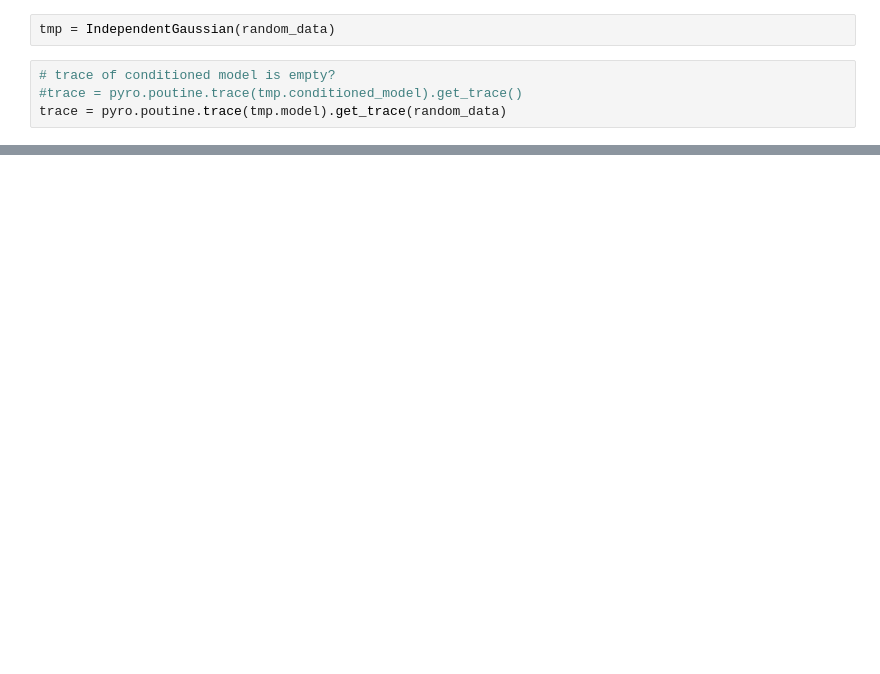
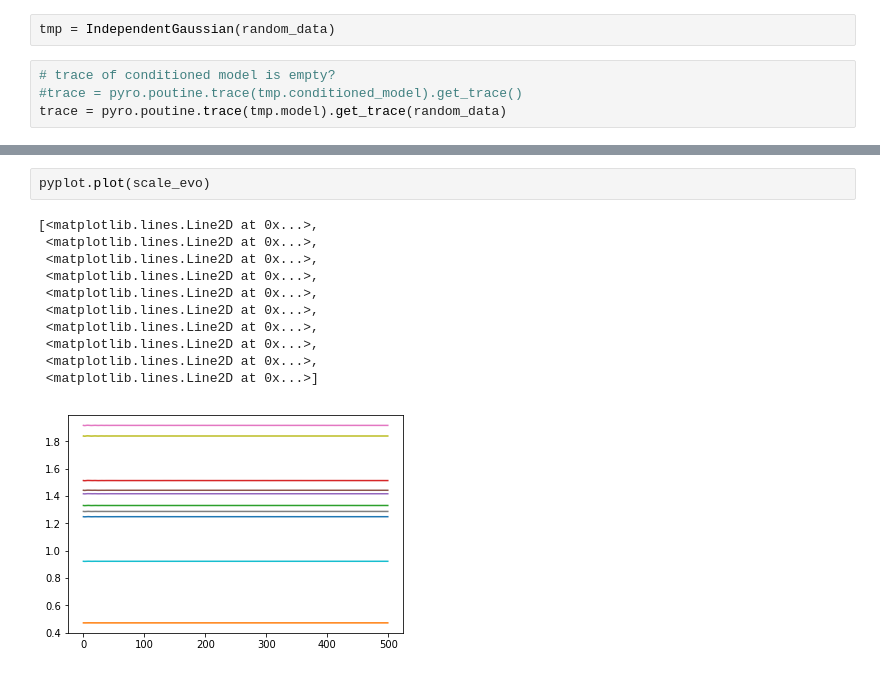
Before and after one commit to deoxyribose/compositions_mixtures_factors, a Jupyter notebook: compose.ipynb, the cells around one changed output, grey strips where cells are left out. Saved outputs shown, nothing was run; the diff lists cells and outputs as text; blank space fills up the shorter version.

```diff
--- a/compose.ipynb
+++ b/compose.ipynb
@@ -158,3 +183,17 @@ tmp.plot_gradient_norms()
+# %%
+pyplot.plot(scale_evo)
+# %% [output]
+[<matplotlib.lines.Line2D at 0x...>,
+ <matplotlib.lines.Line2D at 0x...>,
+ <matplotlib.lines.Line2D at 0x...>,
+ <matplotlib.lines.Line2D at 0x...>,
+ <matplotlib.lines.Line2D at 0x...>,
+ <matplotlib.lines.Line2D at 0x...>,
+ <matplotlib.lines.Line2D at 0x...>,
+ <matplotlib.lines.Line2D at 0x...>,
+ <matplotlib.lines.Line2D at 0x...>,
+ <matplotlib.lines.Line2D at 0x...>]
+[figure, added]
 # %%
 # plot two random dimensions against each other
 random_idx = np.random.choice(np.arange(D),size=2,replace=False)
```
Also changed, not shown: parts of 29 cells of this notebook.
